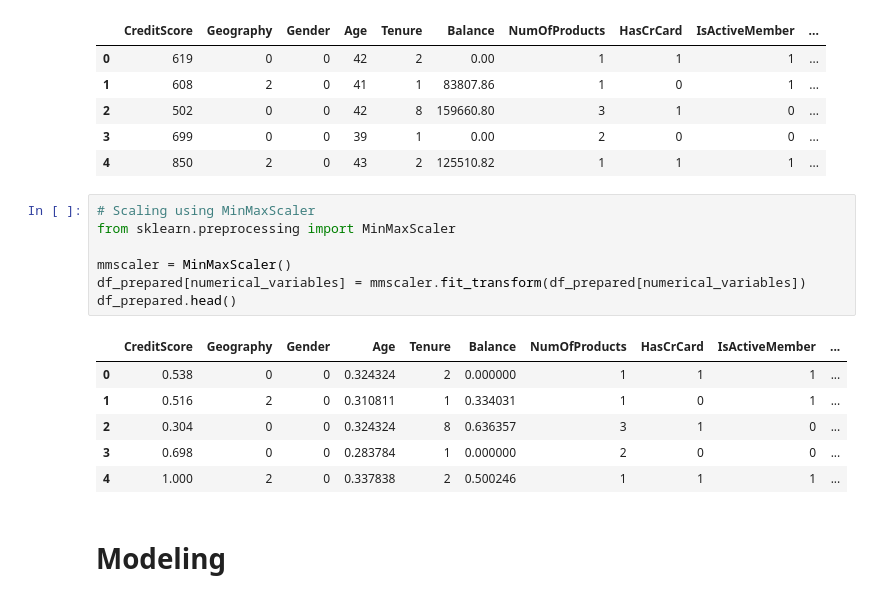
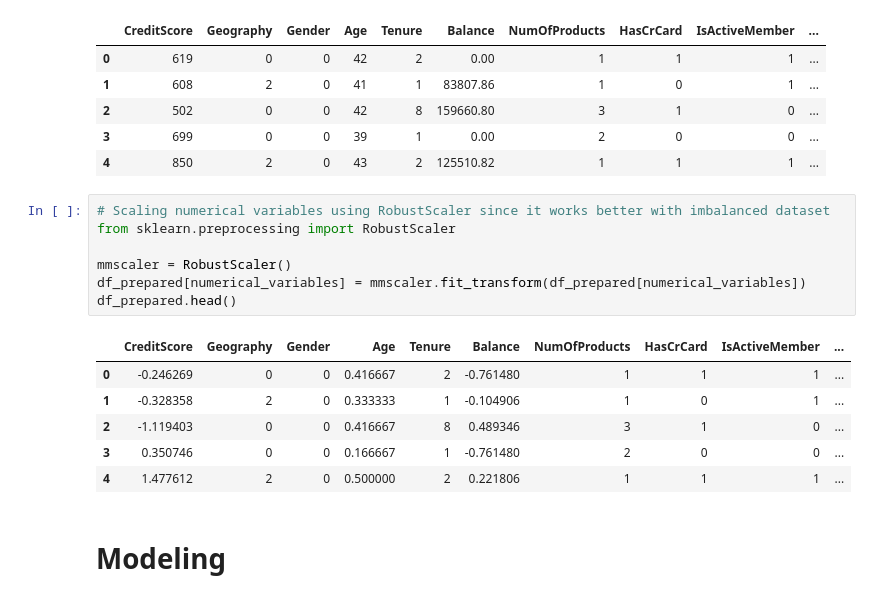
Before and after one commit to heyitsnuel/customer_churn_prediction, a Jupyter notebook: customer_churn_prediction.ipynb, the cells around one changed output. Cells and saved outputs as stored; diff of their text form.

```diff
--- a/customer_churn_prediction.ipynb
+++ b/customer_churn_prediction.ipynb
@@ -201,19 +201,19 @@ df_prepared.head()
 | 3 | 699 | 0 | 0 | 39 | 1 | 0.00 | 2 | 0 | 0 | ... |
 | 4 | 850 | 2 | 0 | 43 | 2 | 125510.82 | 1 | 1 | 1 | ... |
 # %%
-# Scaling using MinMaxScaler
-from sklearn.preprocessing import MinMaxScaler
+# Scaling numerical variables using RobustScaler since it works better with imbalanced dataset
+from sklearn.preprocessing import RobustScaler
 
-mmscaler = MinMaxScaler()
+mmscaler = RobustScaler()
 df_prepared[numerical_variables] = mmscaler.fit_transform(df_prepared[numerical_variables])
 df_prepared.head()
 # %% [output]
 |  | CreditScore | Geography | Gender | Age | Tenure | Balance | NumOfProducts | HasCrCard | IsActiveMember | ... |
-| 0 | 0.538 | 0 | 0 | 0.324324 | 2 | 0.000000 | 1 | 1 | 1 | ... |
-| 1 | 0.516 | 2 | 0 | 0.310811 | 1 | 0.334031 | 1 | 0 | 1 | ... |
-| 2 | 0.304 | 0 | 0 | 0.324324 | 8 | 0.636357 | 3 | 1 | 0 | ... |
-| 3 | 0.698 | 0 | 0 | 0.283784 | 1 | 0.000000 | 2 | 0 | 0 | ... |
-| 4 | 1.000 | 2 | 0 | 0.337838 | 2 | 0.500246 | 1 | 1 | 1 | ... |
+| 0 | -0.246269 | 0 | 0 | 0.416667 | 2 | -0.761480 | 1 | 1 | 1 | ... |
+| 1 | -0.328358 | 2 | 0 | 0.333333 | 1 | -0.104906 | 1 | 0 | 1 | ... |
+| 2 | -1.119403 | 0 | 0 | 0.416667 | 8 | 0.489346 | 3 | 1 | 0 | ... |
+| 3 | 0.350746 | 0 | 0 | 0.166667 | 1 | -0.761480 | 2 | 0 | 0 | ... |
+| 4 | 1.477612 | 2 | 0 | 0.500000 | 2 | 0.221806 | 1 | 1 | 1 | ... |
 # %% [markdown]
 # Modeling
 # %%
```
Also changed, not shown: parts of 10 cells of this notebook.
